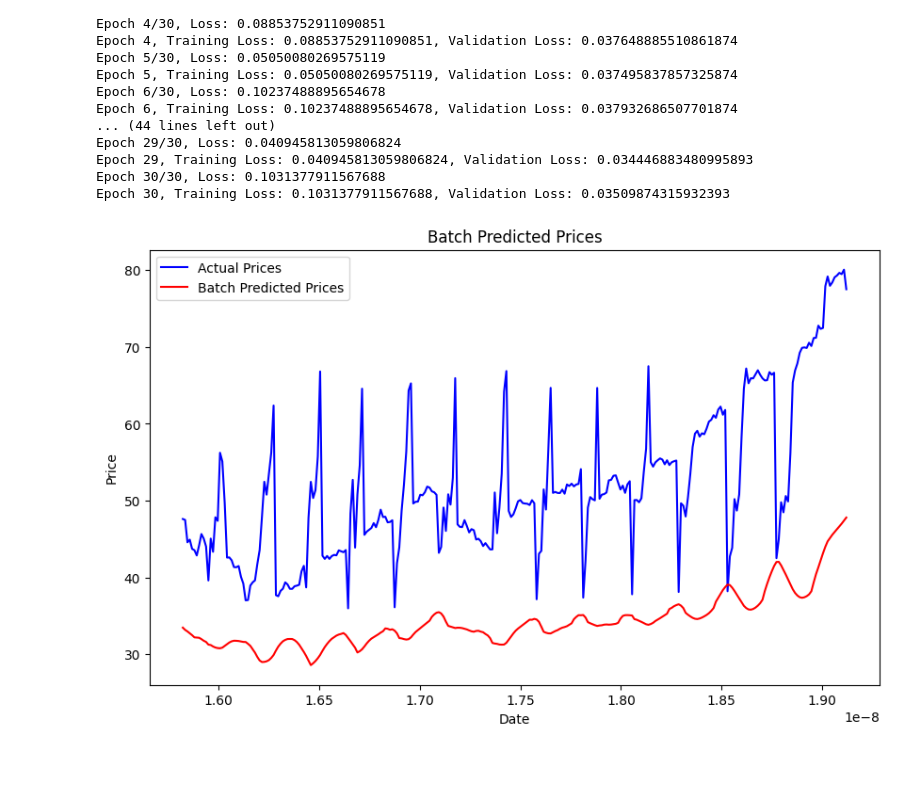
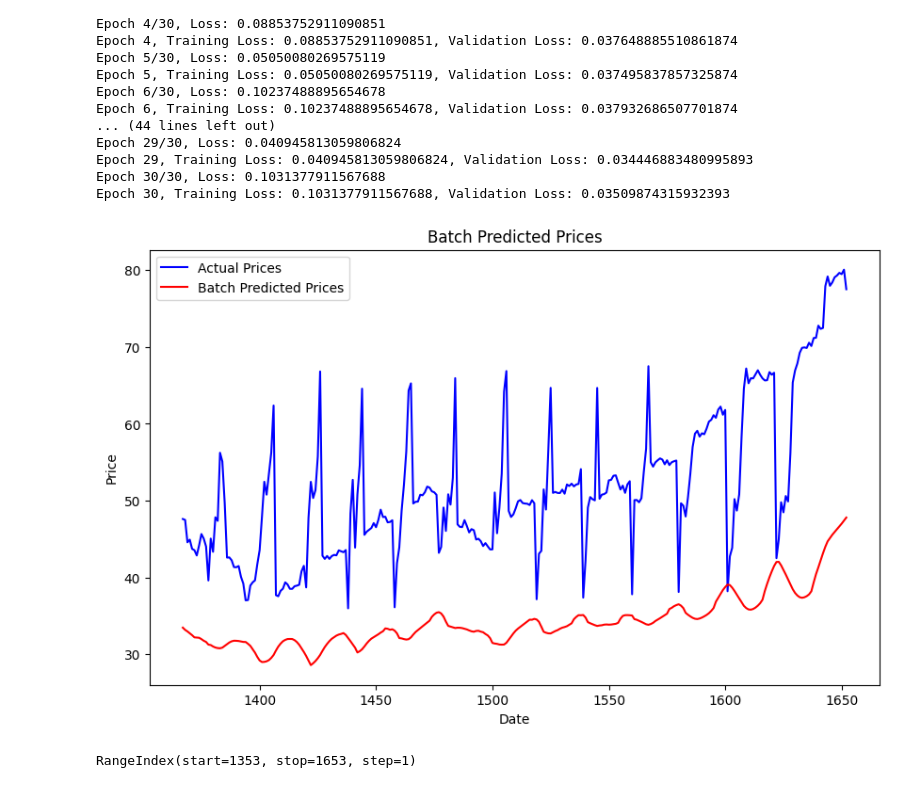
Before and after one commit to SiruiHe/Sentiment-to-Stocks, a Jupyter notebook: code.ipynb, the cells around one changed output. Drawn from its saved outputs; the diff is of its cells as text; code cells hidden in the pictures.

```diff
--- a/code.ipynb
+++ b/code.ipynb
@@ -439,36 +531,40 @@ last_n_scaled_features = scaler_features.transform(last_n_features)
 
 # 定义窗口长度
 window_length = seq_length  # 根据您的模型调整
 
 # 创建包含所有窗口的数据集
 batched_windows = []
 for i in range(test_length - window_length + 1):
     window = last_n_scaled_features[i:i + window_length]
     batched_windows.append(window)
 batched_windows = np.array(batched_windows)
 
 # 将数据转换为Tensor
 batched_windows_tensor = torch.tensor(batched_windows, dtype=torch.float32)
 
 # 使用模型进行预测
 model.eval()
 with torch.no_grad():
     batch_predictions = model(batched_windows_tensor).numpy()
 
 # 反缩放预测值
 batch_predictions = scaler_target.inverse_transform(batch_predictions).flatten()
 
 # 绘制实际股价和批量预测股价的对比图
 plt.figure(figsize=(10, 6))
-plt.plot(mdates.date2num(last_n_dates[window_length - 1:]), last_n_target[window_length - 1:], label='Actual Prices', color='blue')
-plt.plot(mdates.date2num(last_n_dates[window_length - 1:]), batch_predictions, label='Batch Predicted Prices', color='red')
+plt.plot(last_n_dates[window_length - 1:], last_n_target[window_length - 1:], label='Actual Prices', color='blue')
+plt.plot(last_n_dates[window_length - 1:], batch_predictions, label='Batch Predicted Prices', color='red')
 plt.title('Batch Predicted Prices')
 plt.xlabel('Date')
 plt.ylabel('Price')
 plt.legend()
 plt.show()
 # %% [output]
-[figure, old version]
+[figure, new version]
+# %%
+last_n_dates
+# %% [output]
+RangeIndex(start=1353, stop=1653, step=1)
 # %%
 # 滑动窗口预测
 true_predictions = []
```
Also changed, not shown: parts of 9 cells of this notebook.
